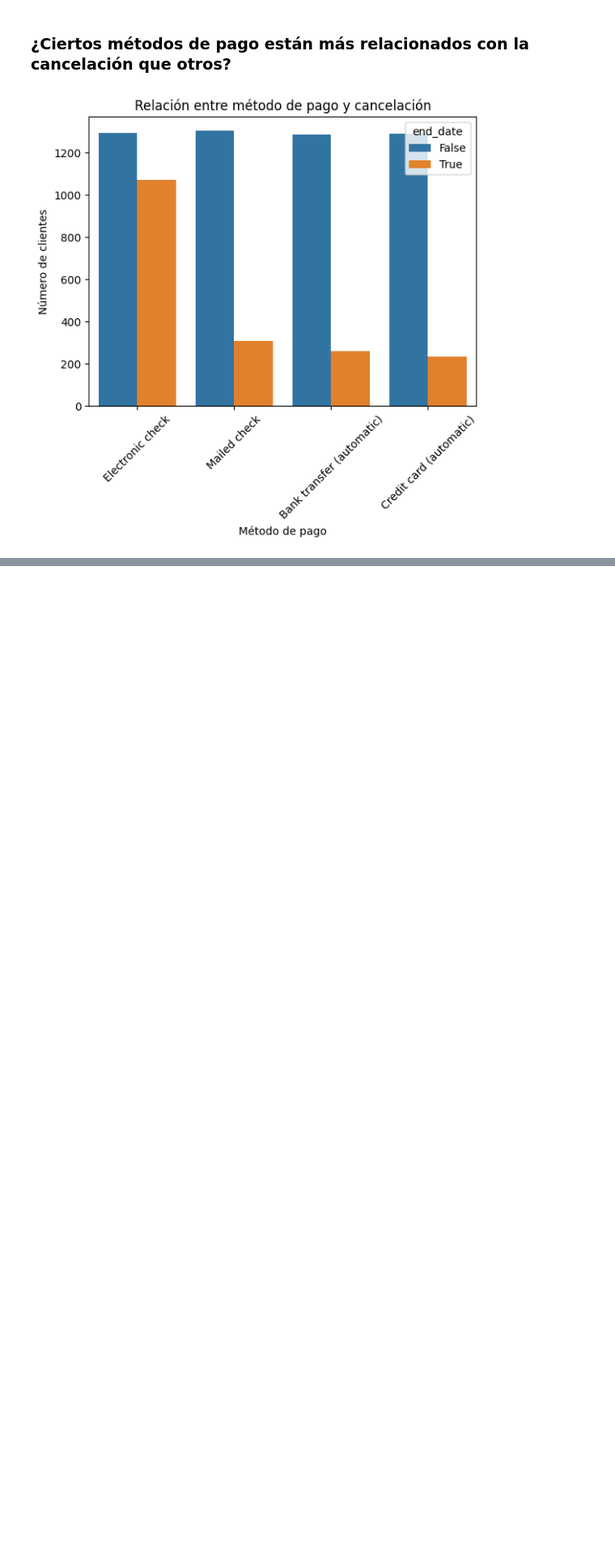
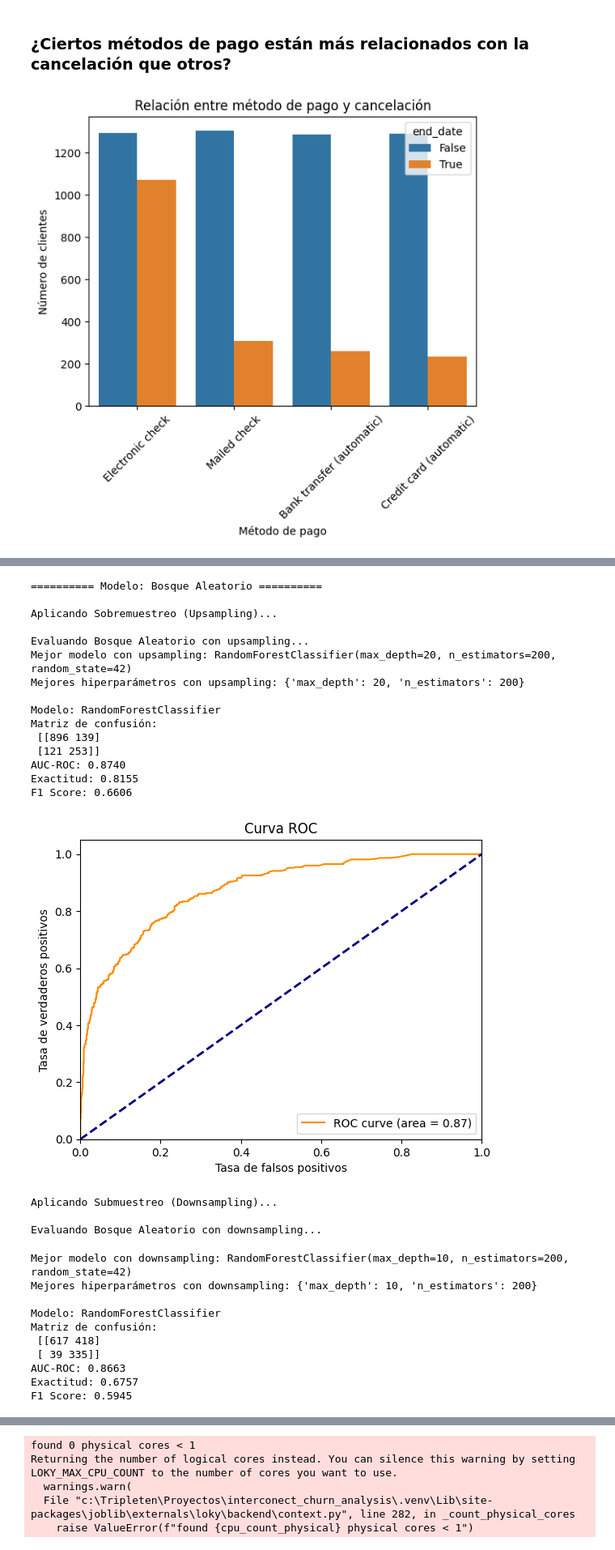
Before and after one commit to JeffersonMangier/interconect_churn_analysis, a Jupyter notebook: project.ipynb, the cells around one changed output, grey strips where cells are left out. Shown: that part at 81% size. Cells and saved outputs as stored; diff of their text form; code cells hidden in the pictures; blank space fills up the shorter version.

Commit message:
Actualización de Modelos

```diff
--- a/project.ipynb
+++ b/project.ipynb
@@ -619,0 +718,38 @@ def downsample(X_train, y_train):
+# %%
+# Función para entrenar y evaluar el modelo con ROC y AUC
+def eval_model(model, features_train, target_train, features_valid, target_valid):
+    model.fit(features_train, target_train)
+    predictions_valid = model.predict(features_valid)
+    predictions_valid_prob = model.predict_proba(features_valid)[:, 1]
+
+    auc_roc = roc_auc_score(target_valid, predictions_valid_prob)
+    accuracy = accuracy_score(target_valid, predictions_valid)
+    f1 = f1_score(target_valid, predictions_valid)
+
+    print(f'\nModelo: {model.__class__.__name__}')
+    print('Matriz de confusión:\n', confusion_matrix(target_valid, predictions_valid))
+    print(f'AUC-ROC: {auc_roc:.4f}')
+    print(f'Exactitud: {accuracy:.4f}')
+    print(f'F1 Score: {f1:.4f}')
+
+    # Graficar la curva ROC
+    fpr, tpr, _ = roc_curve(target_valid, predictions_valid_prob)
+    plt.figure()
+    plt.plot(fpr, tpr, color='darkorange', label=f'ROC curve (area = {auc_roc:.2f})')
+    plt.plot([0, 1], [0, 1], color='navy', lw=2, linestyle='--')
+    plt.xlim([0.0, 1.0])
+    plt.ylim([0.0, 1.05])
+    plt.xlabel('Tasa de falsos positivos')
+    plt.ylabel('Tasa de verdaderos positivos')
+    plt.title('Curva ROC')
+    plt.legend(loc="lower right")
+    plt.show()
+
+    return auc_roc, accuracy, f1
+# %%
+# Función para seleccionar los mejores modelos
+def grid_model(grid_search, features_train, target_train):
+    grid_search.fit(features_train, target_train)
+    best_model = grid_search.best_estimator_
+    best_param = grid_search.best_params_
+    return best_model, best_param
@@ -619,0 +809,36 @@ def downsample(X_train, y_train):
+# %%
+# Evaluar los modelos con ambos resampleos (upsample y downsample)
+resultados = evaluar_modelos_con_ambos_resampleos(features_train_scaled, target_train, features_valid_scaled, target_valid)
+
+# Mostrar resultados
+print(resultados)
+# %% [output]
+========== Modelo: Bosque Aleatorio ==========
+
+Aplicando Sobremuestreo (Upsampling)...
+
+Evaluando Bosque Aleatorio con upsampling...
+Mejor modelo con upsampling: RandomForestClassifier(max_depth=20, n_estimators=200, random_state=42)
+Mejores hiperparámetros con upsampling: {'max_depth': 20, 'n_estimators': 200}
+
+Modelo: RandomForestClassifier
+Matriz de confusión:
+ [[896 139]
+ [121 253]]
+AUC-ROC: 0.8740
+Exactitud: 0.8155
+F1 Score: 0.6606
+[figure, added]
+Aplicando Submuestreo (Downsampling)...
+
+Evaluando Bosque Aleatorio con downsampling...
+Mejor modelo con downsampling: RandomForestClassifier(max_depth=10, n_estimators=200, random_state=42)
+Mejores hiperparámetros con downsampling: {'max_depth': 10, 'n_estimators': 200}
+
+Modelo: RandomForestClassifier
+Matriz de confusión:
+ [[617 418]
+ [ 39 335]]
+AUC-ROC: 0.8663
+Exactitud: 0.6757
+F1 Score: 0.5945
@@ -619,0 +860,5 @@ def downsample(X_train, y_train):
+found 0 physical cores < 1
+Returning the number of logical cores instead. You can silence this warning by setting LOKY_MAX_CPU_COUNT to the number of cores you want to use.
+  warnings.warn(
+  File "c:\Tripleten\Proyectos\interconect_churn_analysis\.venv\Lib\site-packages\joblib\externals\loky\backend\context.py", line 282, in _count_physical_cores
+    raise ValueError(f"found {cpu_count_physical} physical cores < 1")
```
Also changed, not shown: parts of 56 cells of this notebook.
